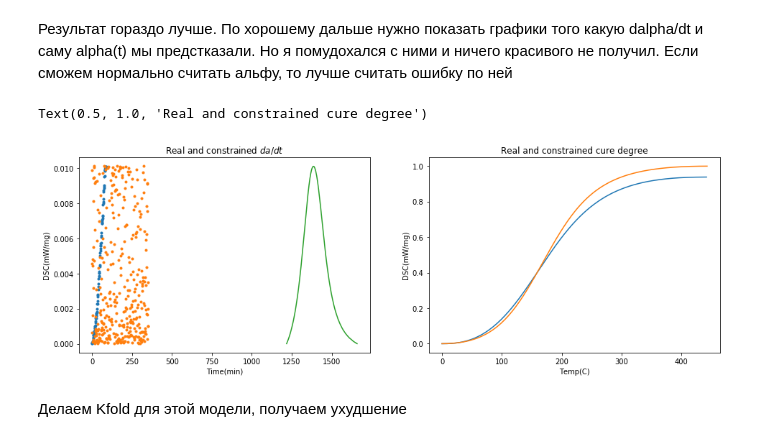
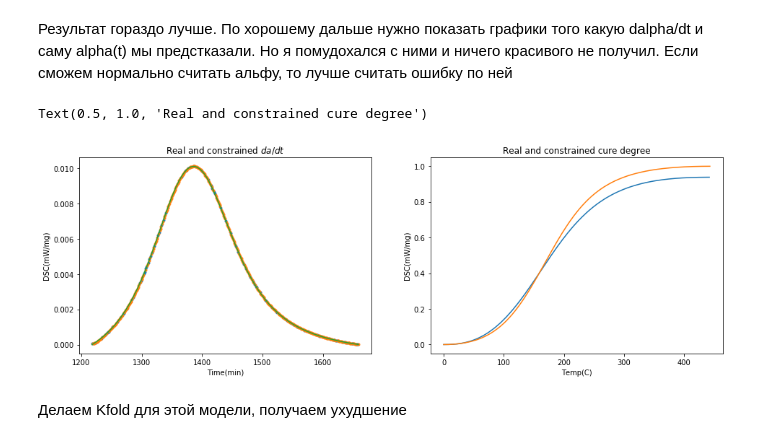
Before and after one commit to YarikineZ/DS_final_project, a Jupyter notebook: Final project.ipynb, the cells around one changed output. Saved outputs shown, nothing was run; the diff lists cells and outputs as text; code cells hidden in the pictures.

Commit message:
dalpha_dt plot added

```diff
--- a/Final project.ipynb
+++ b/Final project.ipynb
@@ -302,17 +325,17 @@ poly = make_pipeline(PolynomialFeatures(degree=3),
                     LinearRegression(fit_intercept=False))
 poly.fit(X, y)
 
-testPred = poly.predict(X_test)
-trainPred = poly.predict(X_train)
+test_pred = poly.predict(X_test)
+train_pred = poly.predict(X_train)
 
-testPred = poly.predict(X_test)
-trainPred = poly.predict(X_train)
+test_pred = poly.predict(X_test)
+train_pred = poly.predict(X_train)
 
-mse_lr_train =  mean_squared_error(y_train, trainPred)
-mse_lr_test =  mean_squared_error(y_test, testPred)
+mse_lr_train =  mean_squared_error(y_train, train_pred)
+mse_lr_test =  mean_squared_error(y_test, test_pred)
 
-r2_score_train = r2_score(y_train, trainPred)
-r2_score_test =  r2_score(y_test, testPred)
+r2_score_train = r2_score(y_train, train_pred)
+r2_score_test =  r2_score(y_test, test_pred)
 
 print(mse_lr_test, mse_lr_train)# ошибку лучше считать по альфе, а не d_aplha (Y)
 print(r2_score_test, r2_score_train)
@@ -324,24 +347,26 @@ print(r2_score_test, r2_score_train)
 # %%
 fig, ax = plt.subplots(1, 2, figsize = (16, 5))
 
-ax[0].plot(testPred,".", label = "Simulated da/dt")#TODO add ox numbers
-ax[0].plot(trainPred, ".", label = "Simulated da/dt")
+test_pred_visualised = pd.Series(test_pred, index=X_test.index)
+train_pred_visualised = pd.Series(train_pred, index = X_train.index)
+
+ax[0].plot(test_pred_visualised,".", label = "Simulated da/dt")#TODO add ox numbers
+ax[0].plot(train_pred_visualised, ".", label = "Simulated da/dt")
 ax[0].plot(y, label = "Experimental da/dt")
 
 ax[0].set_xlabel("Time(min)")
 ax[0].set_ylabel('DSC(mW/mg)')
 ax[0].set_title('Real and constrained $da/dt$')
-
 
 ax[1].plot(pred_alpha, label = "Simulated alpha")#TODO add ox numbers
 ax[1].plot(alpha, label = "Experimental alpha")
 
 ax[1].set_xlabel("Temp(C)")
 ax[1].set_ylabel('DSC(mW/mg)')
 ax[1].set_title('Real and constrained cure degree')
 # %% [output]
 Text(0.5, 1.0, 'Real and constrained cure degree')
-[figure, old version]
+[figure, new version]
 # %%
 def calc_alpha(daplpa, dt):
     alpha = []
```
Also changed, not shown: parts of 7 cells of this notebook.
